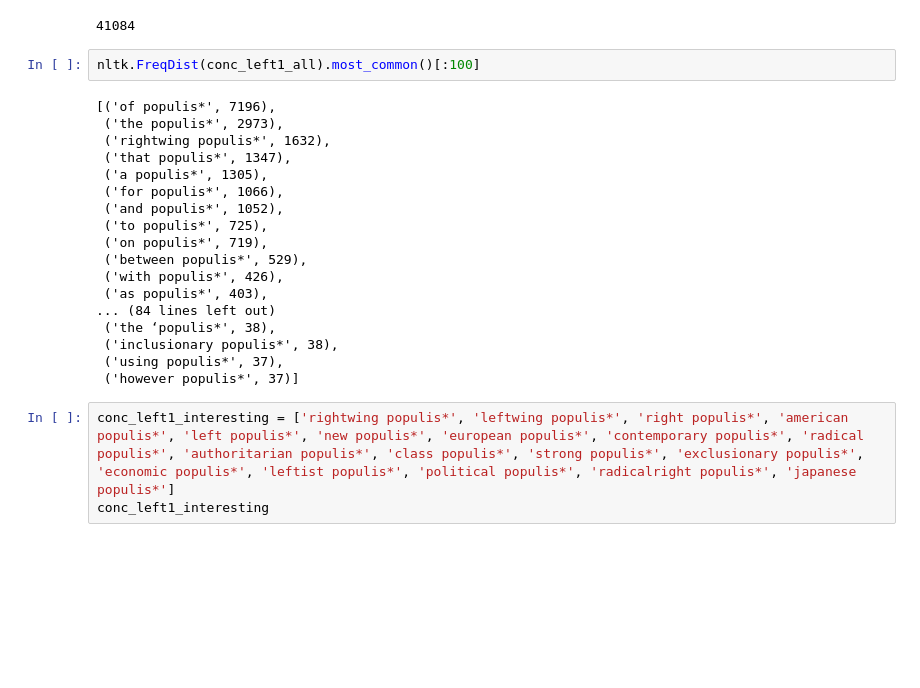
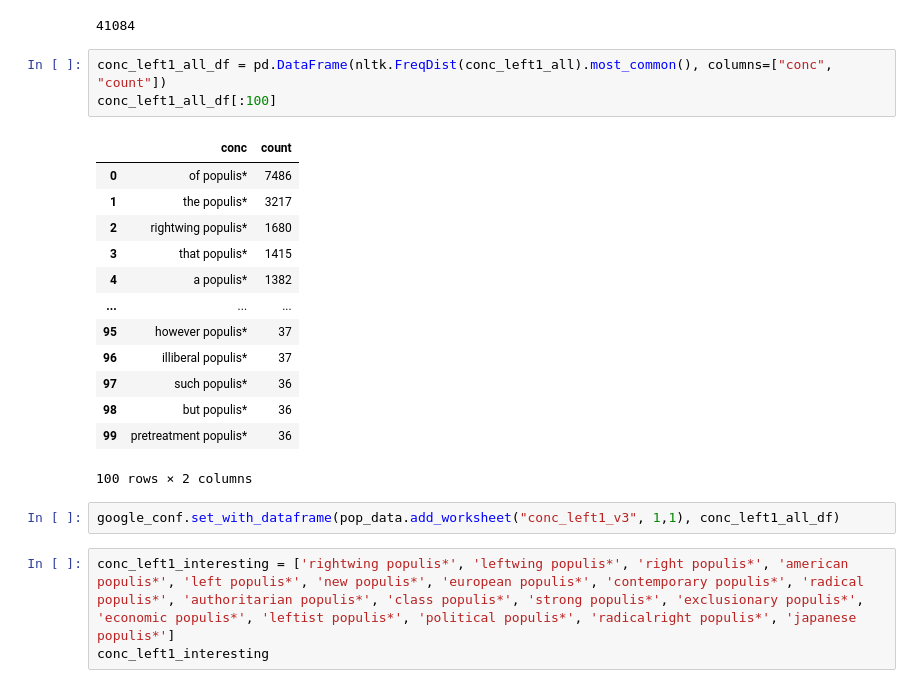
Before and after one commit to CCS-ZCU/pop, a Jupyter notebook: scripts/5_exploring_trends.ipynb, the cells around one changed output. Drawn from its saved outputs; the diff is of its cells as text; blank space fills up the shorter version.

```diff
--- a/scripts/5_exploring_trends.ipynb
+++ b/scripts/5_exploring_trends.ipynb
@@ -162,25 +167,24 @@ len(conc_left1_all)
 # %% [output]
 41084
 # %%
-nltk.FreqDist(conc_left1_all).most_common()[:100]
+conc_left1_all_df = pd.DataFrame(nltk.FreqDist(conc_left1_all).most_common(), columns=["conc", "count"])
+conc_left1_all_df[:100]
 # %% [output]
+|  | conc | count |
+| 0 | of populis* | 7486 |
+| 1 | the populis* | 3217 |
+| 2 | rightwing populis* | 1680 |
+| 3 | that populis* | 1415 |
+| 4 | a populis* | 1382 |
+| ... | ... | ... |
+| 95 | however populis* | 37 |
+| 96 | illiberal populis* | 37 |
+| 97 | such populis* | 36 |
+| 98 | but populis* | 36 |
+| 99 | pretreatment populis* | 36 |
-[('of populis*', 7196),
- ('the populis*', 2973),
- ('rightwing populis*', 1632),
- ('that populis*', 1347),
- ('a populis*', 1305),
- ('for populis*', 1066),
- ('and populis*', 1052),
- ('to populis*', 725),
- ('on populis*', 719),
- ('between populis*', 529),
- ('with populis*', 426),
- ('as populis*', 403),
-... (84 lines left out)
- ('the ‘populis*', 38),
- ('inclusionary populis*', 38),
- ('using populis*', 37),
- ('however populis*', 37)]
+100 rows × 2 columns
+# %%
+google_conf.set_with_dataframe(pop_data.add_worksheet("conc_left1_v3", 1,1), conc_left1_all_df)
 # %%
 conc_left1_interesting = ['rightwing populis*', 'leftwing populis*', 'right populis*', 'american populis*', 'left populis*', 'new populis*', 'european populis*', 'contemporary populis*', 'radical populis*', 'authoritarian populis*', 'class populis*', 'strong populis*', 'exclusionary populis*', 'economic populis*', 'leftist populis*', 'political populis*', 'radicalright populis*', 'japanese populis*']
 conc_left1_interesting
```
Also changed, not shown: parts of 9 cells of this notebook, 1 other file.
